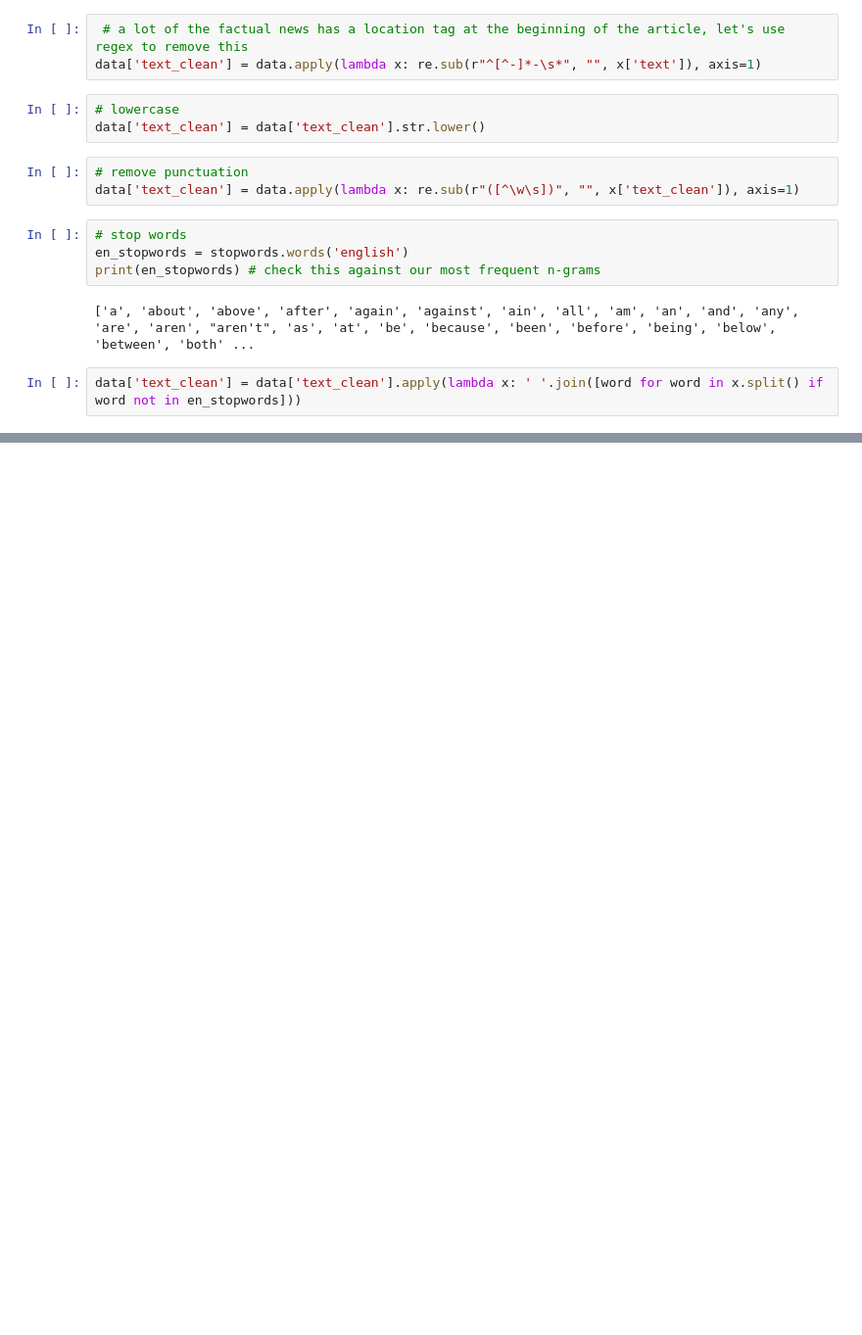
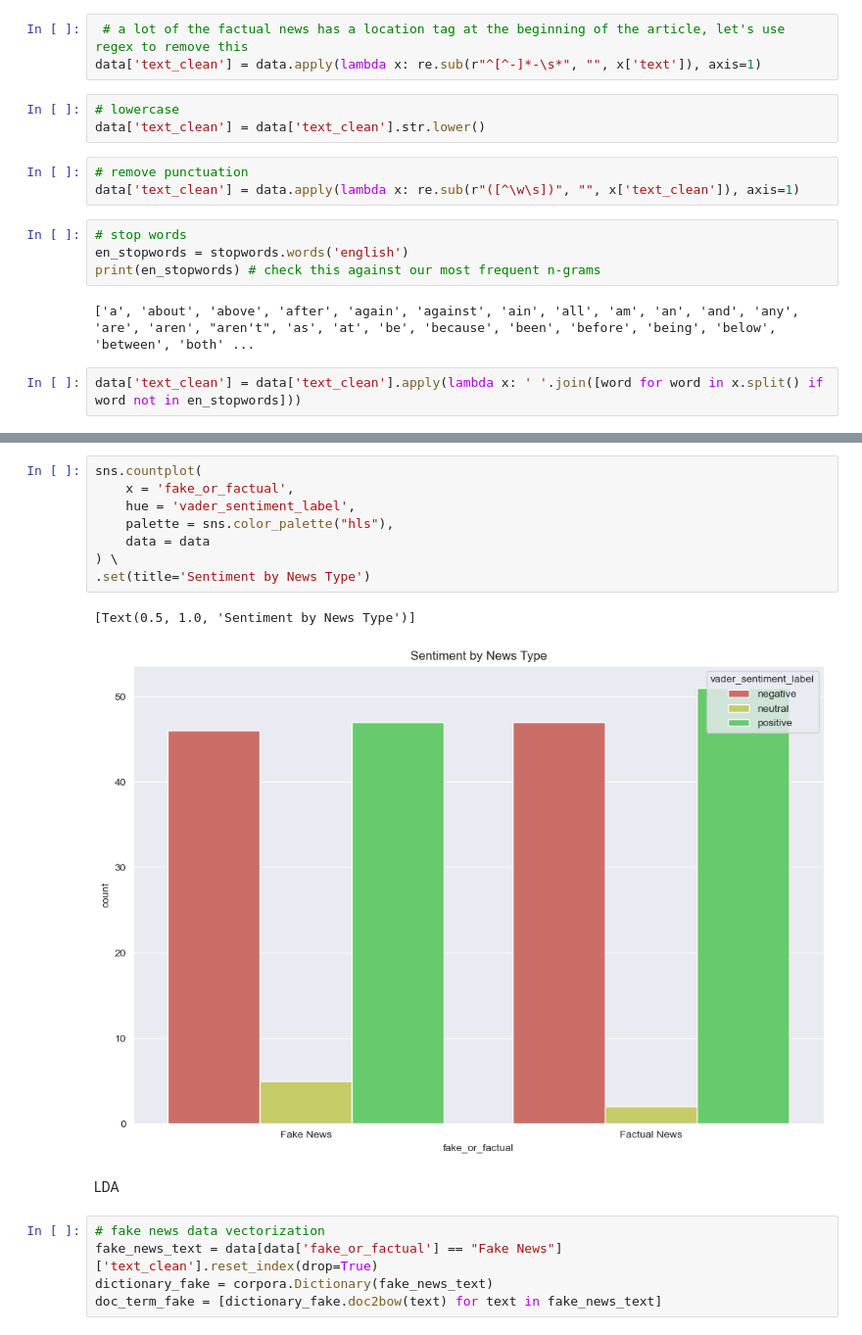
Before and after one commit to Jdfxx/NLP-Basics, a Jupyter notebook: FakeNewsAnalysis.ipynb, the cells around one changed output, grey strips where cells are left out. Shown: that part at 98% size. Drawn from its saved outputs; the diff is of its cells as text; blank space fills up the shorter version.

Commit message:
Fake news fake factual news prediction

```diff
--- a/FakeNewsAnalysis.ipynb
+++ b/FakeNewsAnalysis.ipynb
@@ -262,0 +345,18 @@ data['text_clean'] = data['text_clean'].apply(lambda x: ' '.join([word for word
+# %%
+sns.countplot(
+    x = 'fake_or_factual',
+    hue = 'vader_sentiment_label',
+    palette = sns.color_palette("hls"),
+    data = data
+) \
+.set(title='Sentiment by News Type')
+# %% [output]
+[Text(0.5, 1.0, 'Sentiment by News Type')]
+[figure, added]
+# %% [markdown]
+LDA
+# %%
+# fake news data vectorization
+fake_news_text = data[data['fake_or_factual'] == "Fake News"]['text_clean'].reset_index(drop=True)
+dictionary_fake = corpora.Dictionary(fake_news_text)
+doc_term_fake = [dictionary_fake.doc2bow(text) for text in fake_news_text]
```
Also changed, not shown: parts of 31 cells of this notebook.
